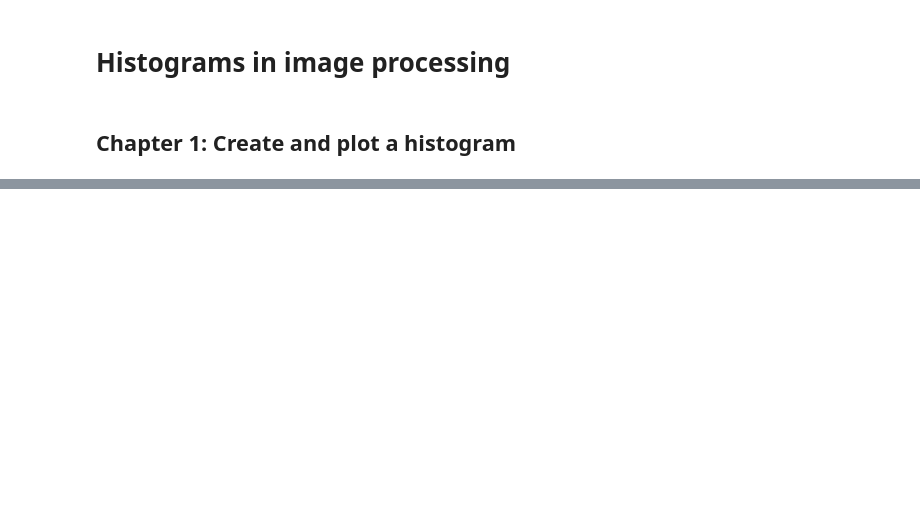
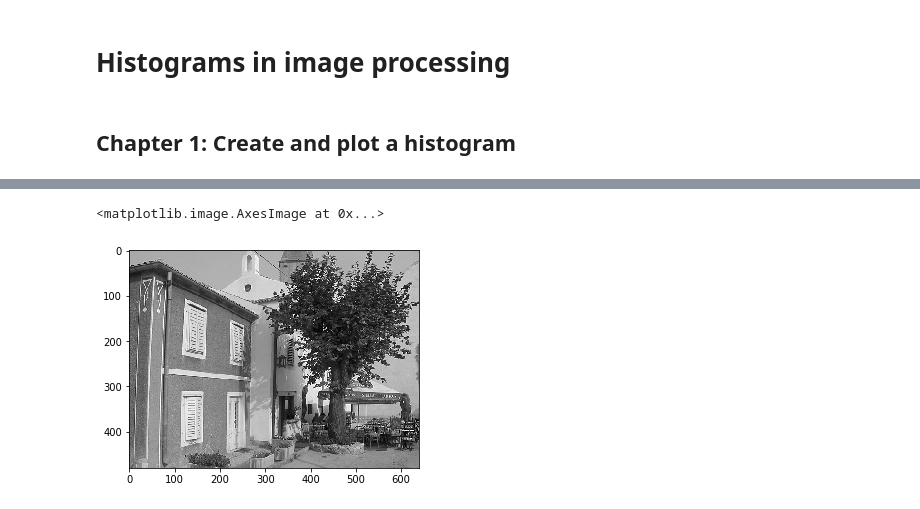
Before and after one commit to amlmsh/DBI, a Jupyter notebook: Stat_Histo_Chap01.ipynb, the cells around one changed output, grey strips where cells are left out. Cells and saved outputs as stored; diff of their text form; code cells hidden in the pictures; blank space fills up the shorter version.

```diff
--- a/Stat_Histo_Chap01.ipynb
+++ b/Stat_Histo_Chap01.ipynb
@@ -40,0 +106,5 @@ imageGray.ravel()
+# %%
+plt.imshow(imageGray, cmap='gray')
+# %% [output]
+<matplotlib.image.AxesImage at 0x...>
+[figure, added]
```
Also changed, not shown: parts of 9 cells of this notebook, 18 other files.
